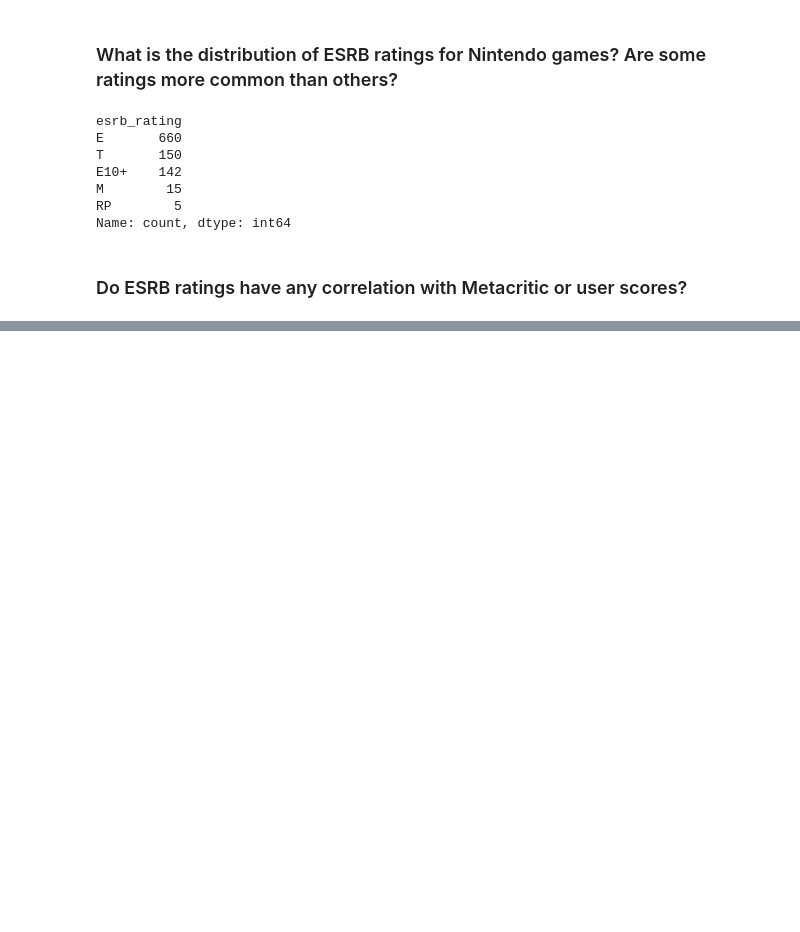
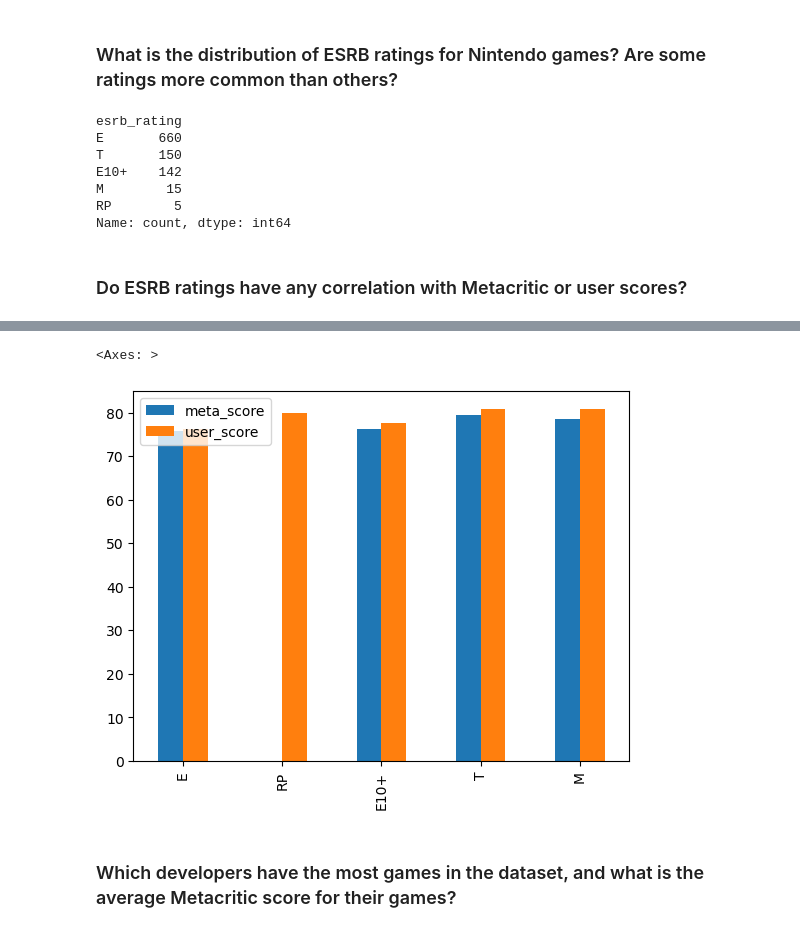
Before and after one commit to Pablosxz/Nintendo-Data-Analysis, a Jupyter notebook: Nintendo-Games.ipynb, the cells around one changed output, grey strips where cells are left out. Drawn from its saved outputs; the diff is of its cells as text; code cells hidden in the pictures; blank space fills up the shorter version.

Commit message:
Question 8
Do ESRB ratings have any correlation with Metacritic or user scores?

```diff
--- a/Nintendo-Games.ipynb
+++ b/Nintendo-Games.ipynb
@@ -288,0 +305,7 @@ Name: count, dtype: int64
+# %%
+list_esrb = df['esrb_rating'].unique()
+esrb_dict = {}
+for i in list_esrb:
+    esrb_score = df[df['esrb_rating'] == i]
+    a, b = esrb_score['meta_score'].mean(),  esrb_score['user_score'].mean()*10
+    esrb_dict[i] = a, b
@@ -288,0 +321,7 @@ Name: count, dtype: int64
+# %%
+esrb_scores_df = pd.DataFrame(esrb_dict, index=['meta_score', 'user_score'])
+esrb_scores_df = esrb_scores_df.transpose()
+# %%
+esrb_scores_df = esrb_scores_df.rename(index={NaN: '-'})
+esrb_scores_df = esrb_scores_df.drop('-', axis=0)
+# This is just to delete the NaN row
@@ -288,0 +337,8 @@ Name: count, dtype: int64
+# %%
+esrb_scores_df.plot(kind='bar')
+# As we can see through the graph, the correlations between all the types of esrb_ratings and the scores are very similar
+# %% [output]
+<Axes: >
+[figure, added]
+# %% [markdown]
+### Which developers have the most games in the dataset, and what is the average Metacritic score for their games?
```
Also changed, not shown: parts of 3 cells of this notebook, 1 other file.
